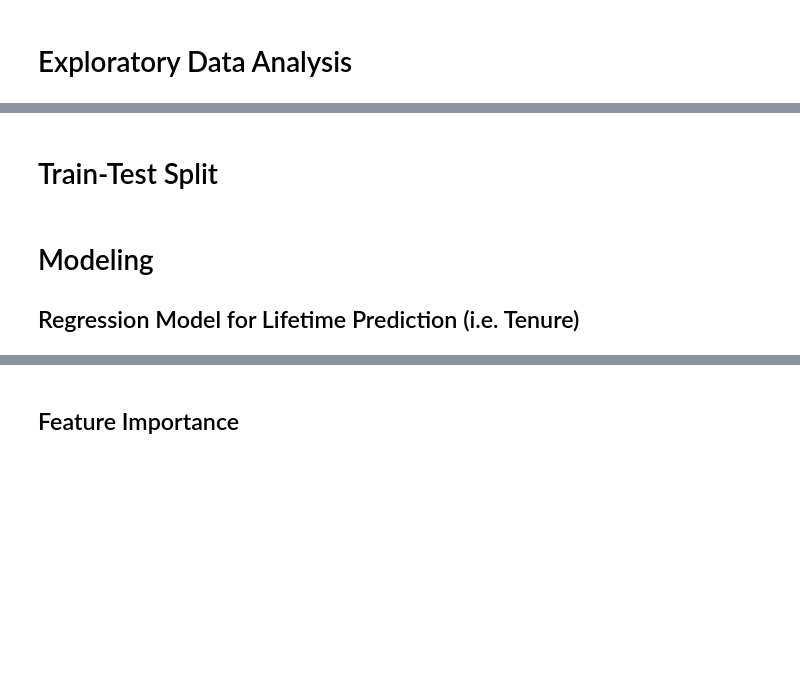
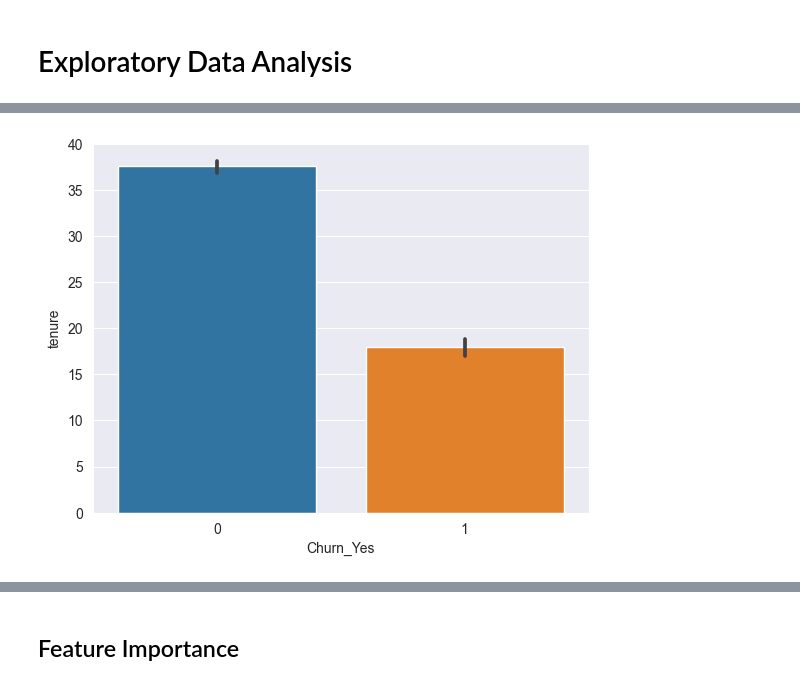
Before and after one commit to Sebastian1981/CBM_Survival_Analysis, a Jupyter notebook: poc.ipynb, the cells around one changed output, grey strips where cells are left out. Cells and saved outputs as stored; diff of their text form; code cells hidden in the pictures; blank space fills up the shorter version.

```diff
--- a/poc.ipynb
+++ b/poc.ipynb
@@ -99,9 +99,9 @@ NameError: name 'tenure_df' is not defined
 # %%
 sns.barplot(
-    data = tenure_df,
+    data = data.churn_df,
     y = 'tenure',
     x = 'Churn_Yes'
 )
 plt.show()
+# %% [output]
+[figure, added]
-# %% [markdown]
-# Train-Test Split
@@ -114,4 +108 @@ tenure_df_test.head()
-# %% [markdown]
-# Modeling
-## Regression Model for Lifetime Prediction (i.e. Tenure)
 # %% [markdown]
```
Also changed, not shown: parts of 21 cells of this notebook, 1 other file.
